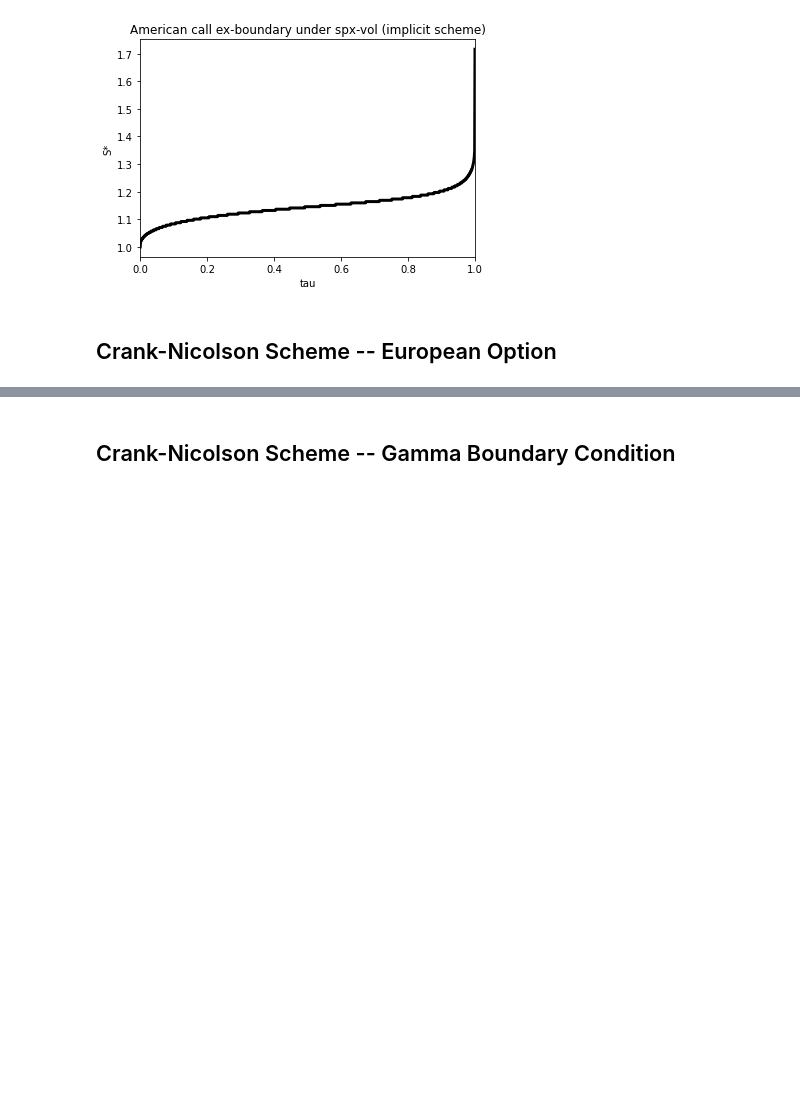
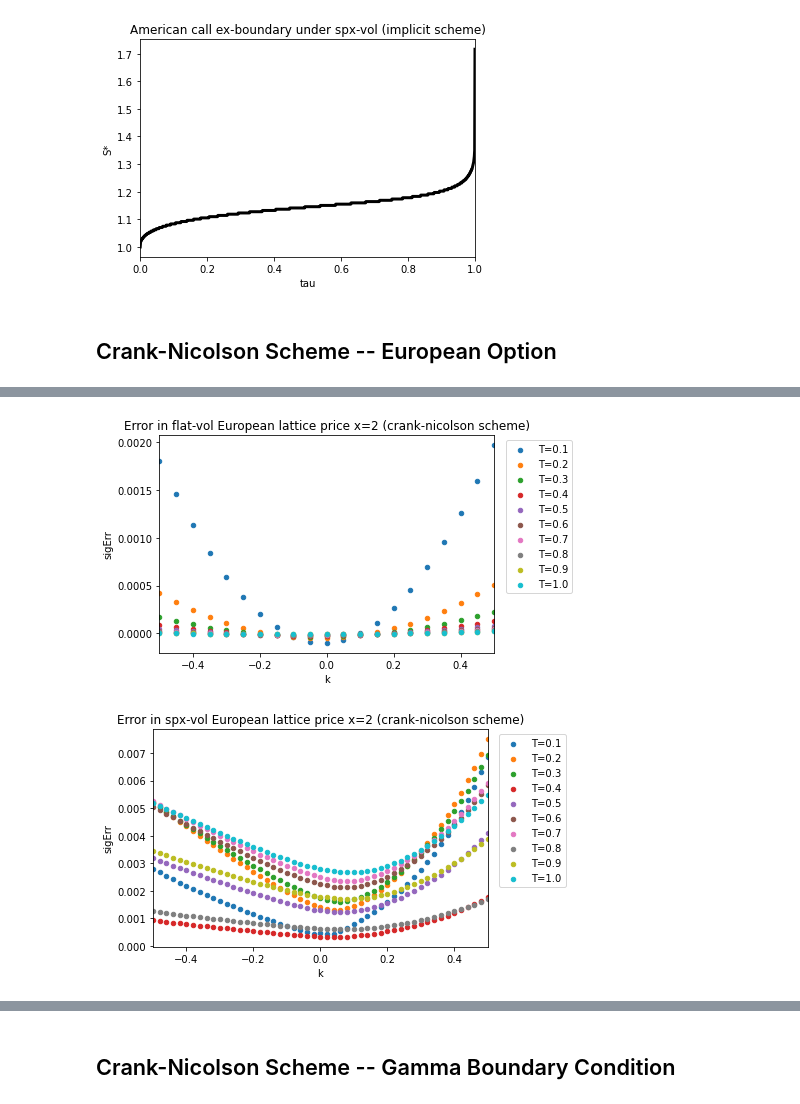
Before and after one commit to frankieycy/option-pricing, a Jupyter notebook: research/american-option/main.ipynb, the cells around one changed output, grey strips where cells are left out. Cells and saved outputs as stored; diff of their text form; code cells hidden in the pictures; blank space fills up the shorter version.

```diff
--- a/research/american-option/main.ipynb
+++ b/research/american-option/main.ipynb
@@ -148,0 +152,6 @@ PlotFeatureByTexp(df_spxvol,'sigErr','Error in spx-vol European lattice price (c
+# %%
+PlotFeatureByTexp(df_flatvol,'sigErr','Error in flat-vol European lattice price x=2 (crank-nicolson scheme)')
+PlotFeatureByTexp(df_spxvol,'sigErr','Error in spx-vol European lattice price x=2 (crank-nicolson scheme)')
+# %% [output]
+[figure, added]
+[figure, added]
```
Also changed, not shown: parts of 5 cells of this notebook, 24 other files.
